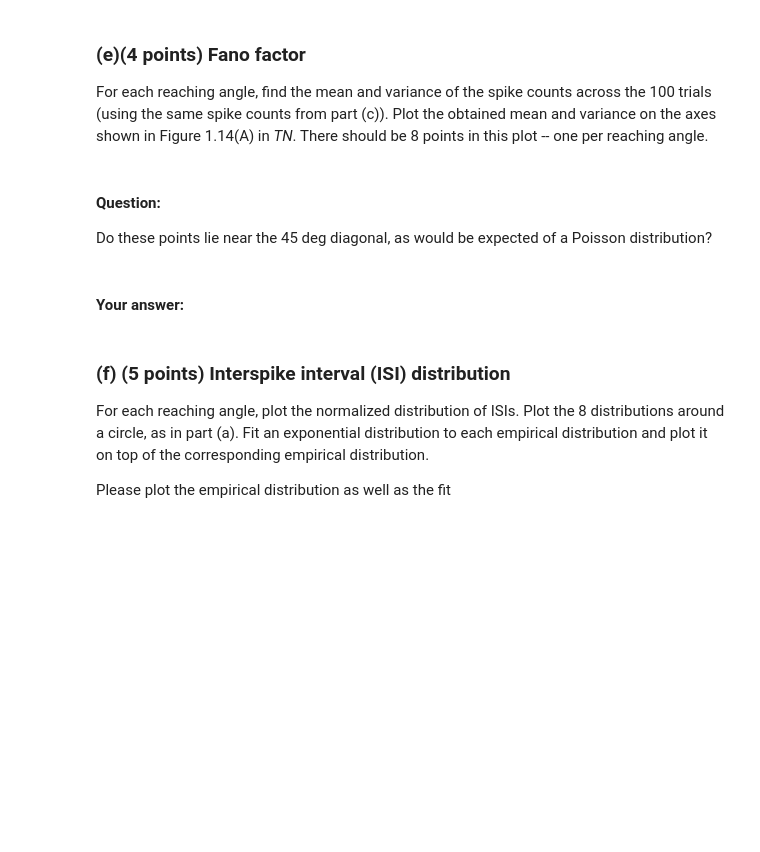
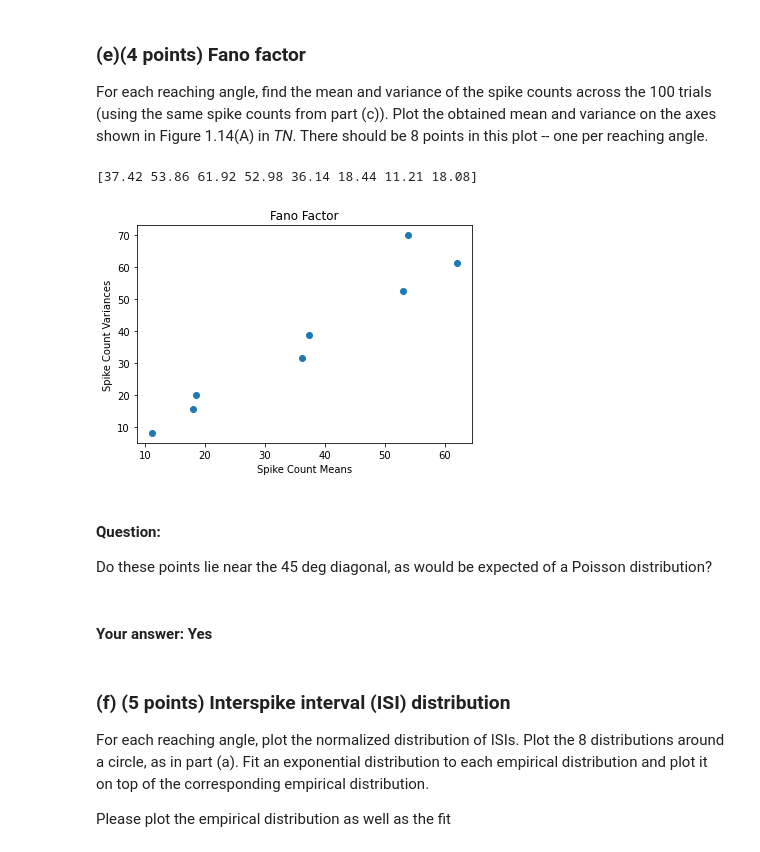
Before and after one commit to sofiagilardini/UCLA_243A, a Jupyter notebook: hw3/hw3p2.ipynb, the cells around one changed output. Cells and saved outputs as stored; diff of their text form; code cells hidden in the pictures; blank space fills up the shorter version.

```diff
--- a/hw3/hw3p2.ipynb
+++ b/hw3/hw3p2.ipynb
@@ -334,8 +334,24 @@ pass
+# %%
+## 2e
+
+spike_count_means = np.mean(spike_counts, axis=1)
+print(spike_count_means)
+
+spike_count_vars = np.var(spike_counts, axis = 1)
+
+plt.plot(spike_count_means, spike_count_vars, Marker = "o", linestyle = "none" )
+plt.xlabel("Spike Count Means")
+plt.ylabel("Spike Count Variances")
+plt.title("Fano Factor")
+plt.show()
+# %% [output]
+[37.42 53.86 61.92 52.98 36.14 18.44 11.21 18.08]
+[figure, added]
 # %% [markdown]
 #### Question:
 Do these points lie near the 45 deg diagonal, as would be expected of a Poisson distribution?
 # %% [markdown]
-#### Your answer:
+#### Your answer: Yes
 # %% [markdown]
 ### (f) (5 points) Interspike interval (ISI) distribution
 For each reaching angle, plot the normalized distribution of
```
Also changed, not shown: parts of 10 cells of this notebook, 1 other file.
